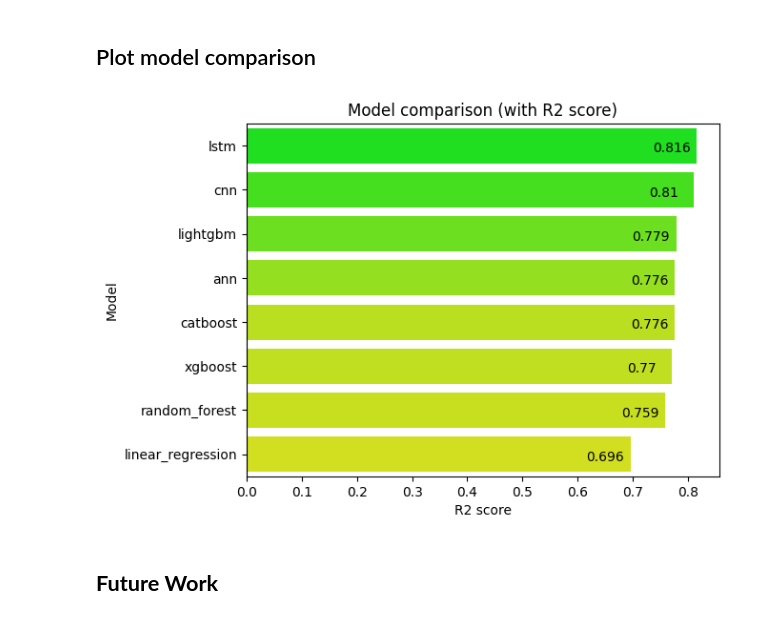
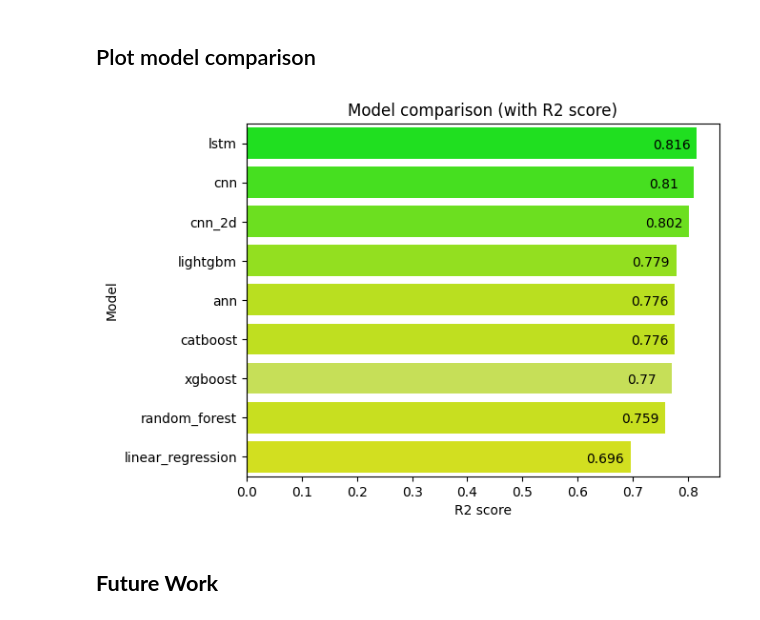
Before and after one commit to Mainakcris7/RUL_CMAPSS, a Jupyter notebook: rul_prediction.ipynb, the cells around one changed output. Drawn from its saved outputs; the diff is of its cells as text; code cells hidden in the pictures.

Commit message:
Conv2D model added

```diff
--- a/rul_prediction.ipynb
+++ b/rul_prediction.ipynb
@@ -964,0 +967,3 @@ comparison_df.to_csv("comparison_df.csv")
+# %%
+feature_cnn = np.expand_dims(feature, axis = -1)
+X_test_cnn = np.expand_dims(X_test, axis = -1)
@@ -964,0 +1042,2 @@ comparison_df.to_csv("comparison_df.csv")
+# %%
+loaded_cnn_2d_model = tf.keras.models.load_model("./saved_models/cnn_2d_model.keras")
@@ -964,0 +1046,4 @@ comparison_df.to_csv("comparison_df.csv")
+# %%
+cnn_2d_pred = loaded_cnn_2d_model.predict(X_test_cnn)
+cnn_2d_performance = model_performance(y_test, cnn_2d_pred)
+cnn_2d_performance
@@ -964,0 +1053,12 @@ comparison_df.to_csv("comparison_df.csv")
+# %%
+cnn_2d_df = pd.DataFrame({
+    "model": ["cnn_2d"],
+    "mae": [cnn_2d_performance["mae"]],
+    "mse": [cnn_2d_performance["mse"]],
+    "rmse": [cnn_2d_performance["rmse"]],
+    "r2_score": [cnn_2d_performance["r2_score"]]
+})
+
+comparison_df = pd.read_csv("./comparison_df.csv")
+comparison_df = pd.concat([comparison_df, cnn_2d_df])
+comparison_df
@@ -977,30 +1103,31 @@ plt.title("LSTM model performance");
 ## Plot model comparison
 # %%
 r2_scores = comparison_df.sort_values("rmse")["r2_score"]
-model_names = comparison_df.sort_values("rmse").index
+model_names = comparison_df.sort_values("rmse")["model"]
 
 color_shade = [
     "#00FF00",  # Bright Green
     "#33FF00",  # Lime Green
     "#66FF00",  # Light Lime Green
     "#99FF00",  # Greenish Yellow
     "#CCFF00",  # Yellowish Green
     "#D4FF00",  # Lighter Yellowish Green
+    "#d4f542",
     "#E0FF00",  # Pale Yellowish Green
     "#EEFF00"   # Near Yellow Green
 ]
 
 sns.barplot(y = model_names, x = r2_scores, palette=color_shade)
 
 # Plotting the R2 scores
 for i, r2 in enumerate(r2_scores):
     plt.text(r2-0.08, i+0.15, f"{r2}")
 
 plt.ylabel("Model")
 plt.xlabel("R2 score")
 plt.title("Model comparison (with R2 score)");
 # %% [output]
-[figure, old version]
+[figure, new version]
 # %% [markdown]
 ## **Future Work**
 # %% [markdown]
```
Also changed, not shown: parts of 16 cells of this notebook, 2 other files.
